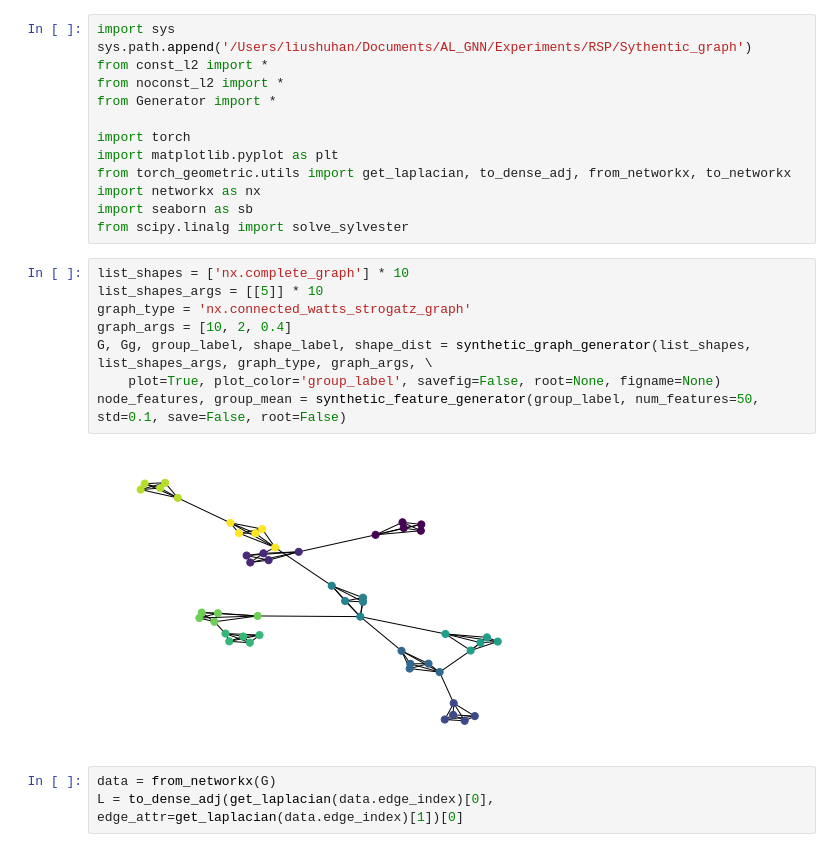
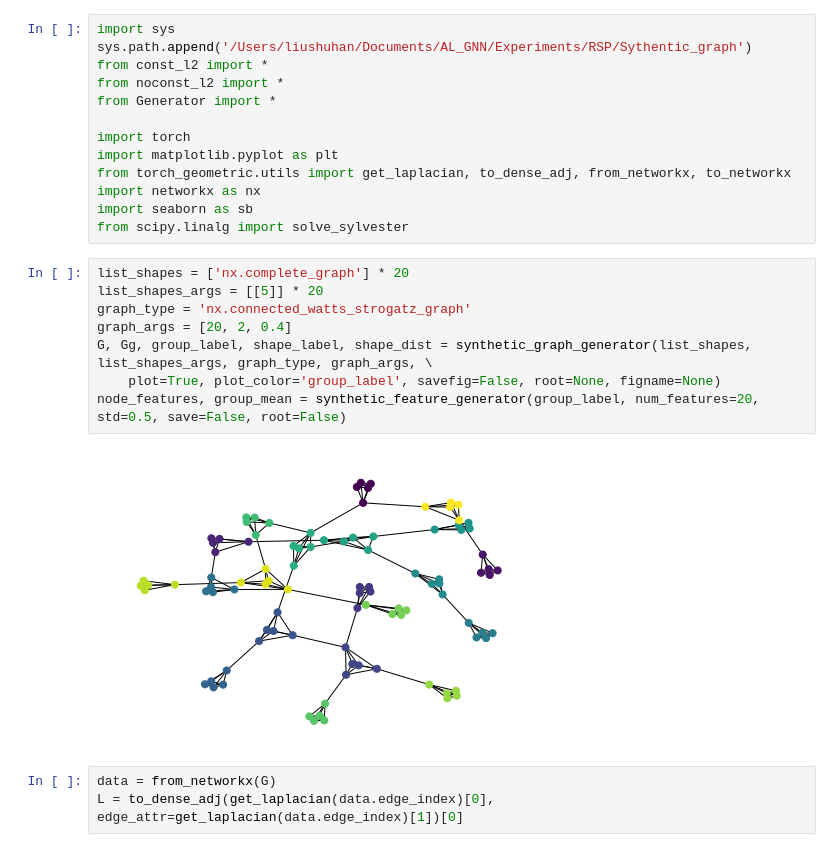
Before and after one commit to ShannaLiu/RSP, a Jupyter notebook: CUR/constraint_l2/Ex_5_10.ipynb, the cells around one changed output. Drawn from its saved outputs; the diff is of its cells as text.

```diff
--- a/CUR/constraint_l2/Ex_5_10.ipynb
+++ b/CUR/constraint_l2/Ex_5_10.ipynb
@@ -12,15 +12,15 @@ import networkx as nx
 import seaborn as sb
 from scipy.linalg import solve_sylvester
 # %%
-list_shapes = ['nx.complete_graph'] * 10
-list_shapes_args = [[5]] * 10
+list_shapes = ['nx.complete_graph'] * 20
+list_shapes_args = [[5]] * 20
 graph_type = 'nx.connected_watts_strogatz_graph'
-graph_args = [10, 2, 0.4]
+graph_args = [20, 2, 0.4]
 G, Gg, group_label, shape_label, shape_dist = synthetic_graph_generator(list_shapes, list_shapes_args, graph_type, graph_args, \
     plot=True, plot_color='group_label', savefig=False, root=None, figname=None)
-node_features, group_mean = synthetic_feature_generator(group_label, num_features=50, std=0.1, save=False, root=False)
+node_features, group_mean = synthetic_feature_generator(group_label, num_features=20, std=0.5, save=False, root=False)
 # %% [output]
-[figure, old version]
+[figure, new version]
 # %%
 data = from_networkx(G)
 L = to_dense_adj(get_laplacian(data.edge_index)[0], edge_attr=get_laplacian(data.edge_index)[1])[0]
```
Also changed, not shown: parts of 8 cells of this notebook, 15 other files.
